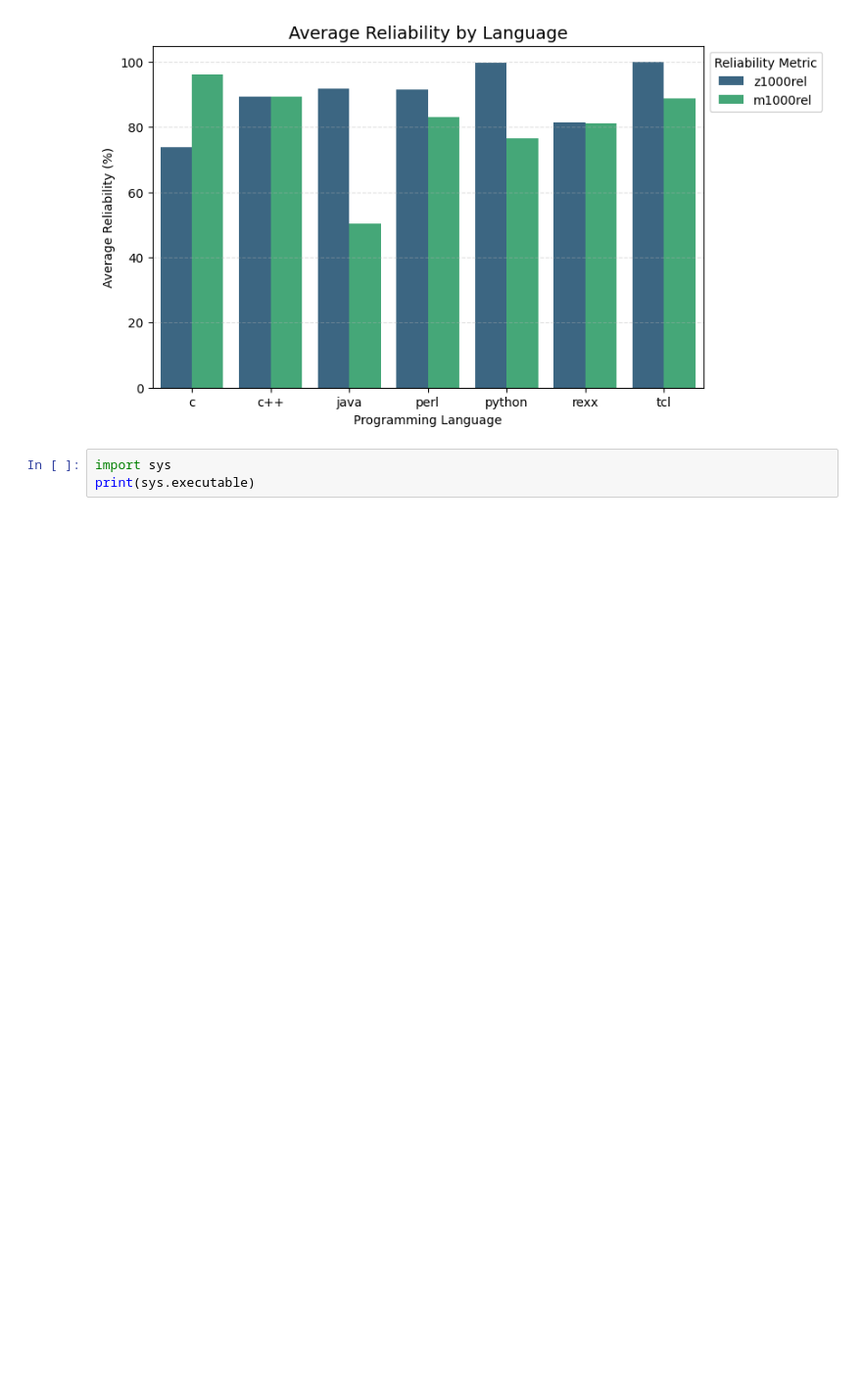
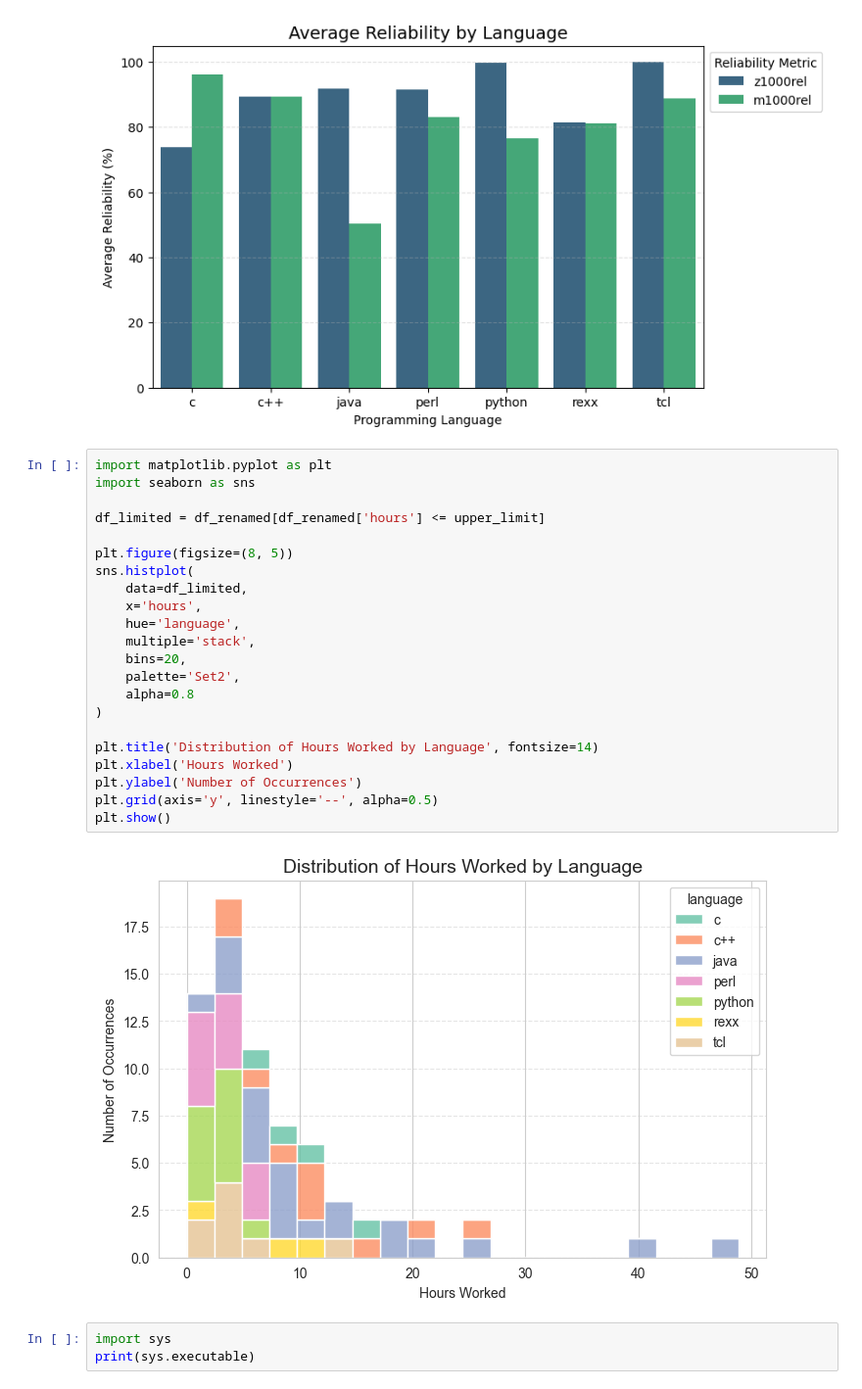
Before and after one commit to Beansak/Forskningsmetodik_assignment3, a Jupyter notebook: analysis.ipynb, the cells around one changed output. Shown at 98% size. Saved outputs shown, nothing was run; the diff lists cells and outputs as text; blank space fills up the shorter version.

Commit message:
added histograph for hours spent

```diff
--- a/analysis.ipynb
+++ b/analysis.ipynb
@@ -363,6 +364,30 @@ plt.grid(axis='y', linestyle='--', alpha=0.4)
 plt.show()
 # %% [output]
 [figure]
+# %%
+import matplotlib.pyplot as plt
+import seaborn as sns
+
+df_limited = df_renamed[df_renamed['hours'] <= upper_limit]
+
+plt.figure(figsize=(8, 5))
+sns.histplot(
+    data=df_limited,
+    x='hours',
+    hue='language',
+    multiple='stack',
+    bins=20,
+    palette='Set2',
+    alpha=0.8
+)
+
+plt.title('Distribution of Hours Worked by Language', fontsize=14)
+plt.xlabel('Hours Worked')
+plt.ylabel('Number of Occurrences')
+plt.grid(axis='y', linestyle='--', alpha=0.5)
+plt.show()
+# %% [output]
+[figure, added]
 # %%
 import sys
 print(sys.executable)
```
Also changed, not shown: parts of 1 cell of this notebook.
